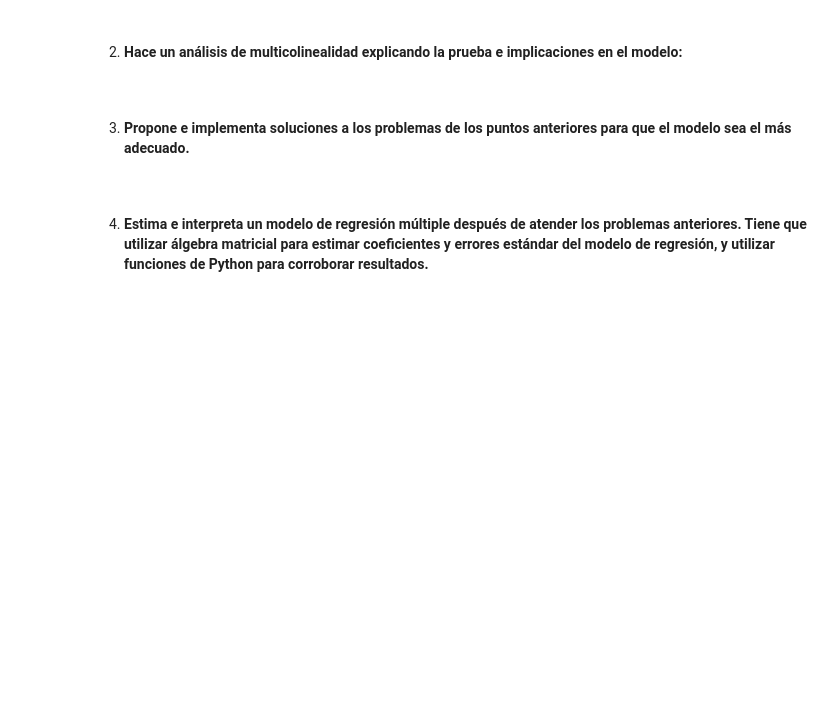
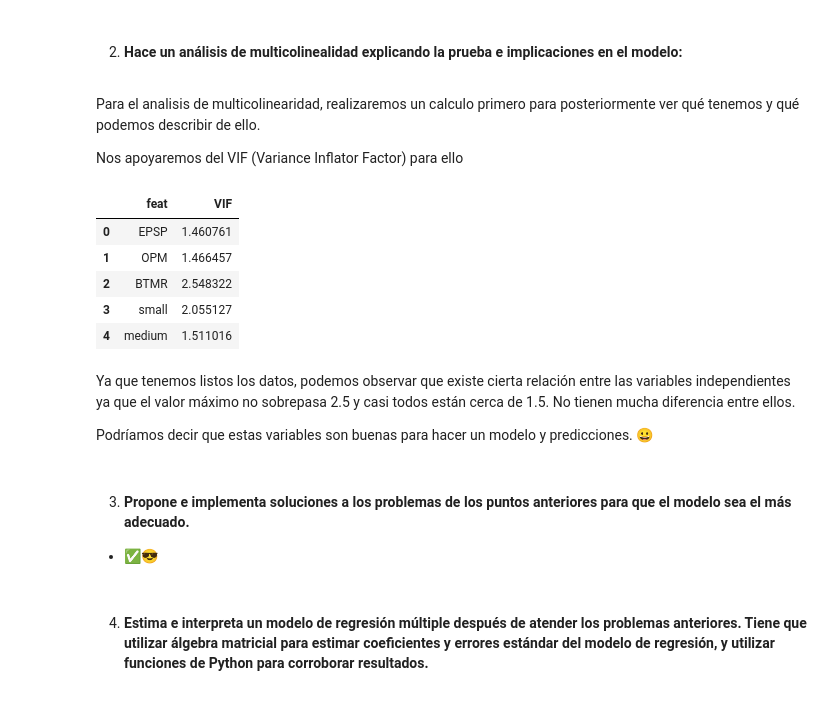
Before and after one commit to A01706155/TC3007C.502_Estadistica, a Jupyter notebook: parte1.ipynb, the cells around one changed output. Drawn from its saved outputs; the diff is of its cells as text; code cells hidden in the pictures; blank space fills up the shorter version.

```diff
--- a/parte1.ipynb
+++ b/parte1.ipynb
@@ -107,6 +107,8 @@ x = df_process[['EPSP', 'OPM', 'BTMR', 'small', 'medium']]
 y = df_process['R']
 # xy matrix
 xy = df_process[['EPSP', 'OPM', 'BTMR', 'small', 'medium', 'R']]
+# aux matrix
+aux = x
 # %% [markdown]
 
 -    - Calcula matriz de varianza y covarianza, así como matriz de correlación de las variables independientes y la dependiente. Explicar qué es la varianza, covarianza y correlación. Interpreta la matriz de correlación. Tiene que utilizar álgebra matricial y corroborar resultados con funciones de Python.
@@ -418,6 +440,28 @@ Ahora, crearemos un merge de los outliers y los leverages con tal de tener los v
 # %% [markdown]
 2. #### Hace un análisis de multicolinealidad explicando la prueba e implicaciones en el modelo:
+# %% [markdown]
+Para el analisis de multicolinearidad, realizaremos un calculo primero para posteriormente ver qué tenemos y qué podemos describir de ello.
+
+Nos apoyaremos del VIF (Variance Inflator Factor) para ello
+# %%
+# Realizando calculos del VIF...
+multicol = pd.DataFrame() ; multicol['feat'] = aux.columns; multicol["VIF"] = [
+variance_inflation_factor(aux.values, i) for i in range(len(aux.columns))]
+multicol
+# %% [output]
+|  | feat | VIF |
+| 0 | EPSP | 1.460761 |
+| 1 | OPM | 1.466457 |
+| 2 | BTMR | 2.548322 |
+| 3 | small | 2.055127 |
+| 4 | medium | 1.511016 |
+# %% [markdown]
+Ya que tenemos listos los datos, podemos observar que existe cierta relación entre las variables independientes ya que el valor máximo no sobrepasa 2.5 y casi todos están cerca de 1.5. No tienen mucha diferencia entre ellos.
+
+Podríamos decir que estas variables son buenas para hacer un modelo y predicciones. 😀
 # %% [markdown]
 3. #### Propone e implementa soluciones a los problemas de los puntos anteriores para que el modelo sea el más adecuado.
+
+* ✅😎
 # %% [markdown]
 4. #### Estima e interpreta un modelo de regresión múltiple después de atender los problemas anteriores. Tiene que utilizar álgebra matricial para estimar coeficientes y errores estándar del modelo de regresión, y utilizar funciones de Python para corroborar resultados.
```
Also changed, not shown: parts of 23 cells of this notebook.
